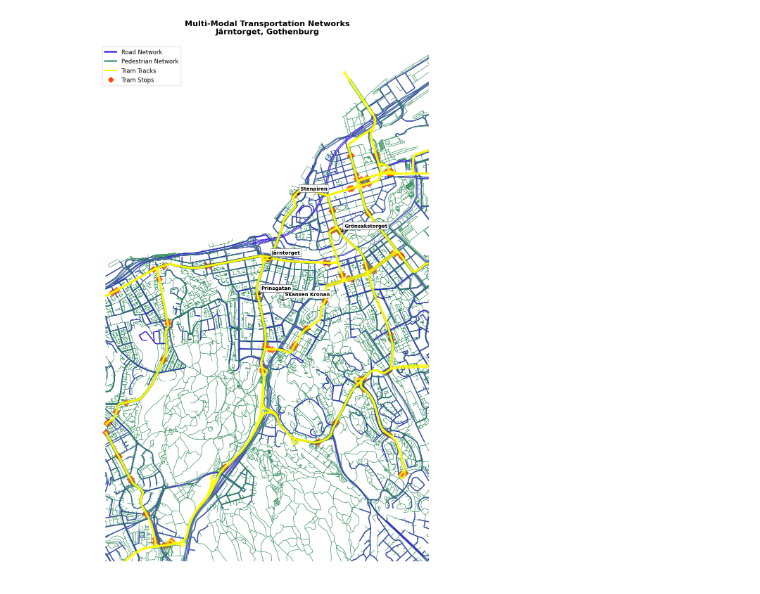
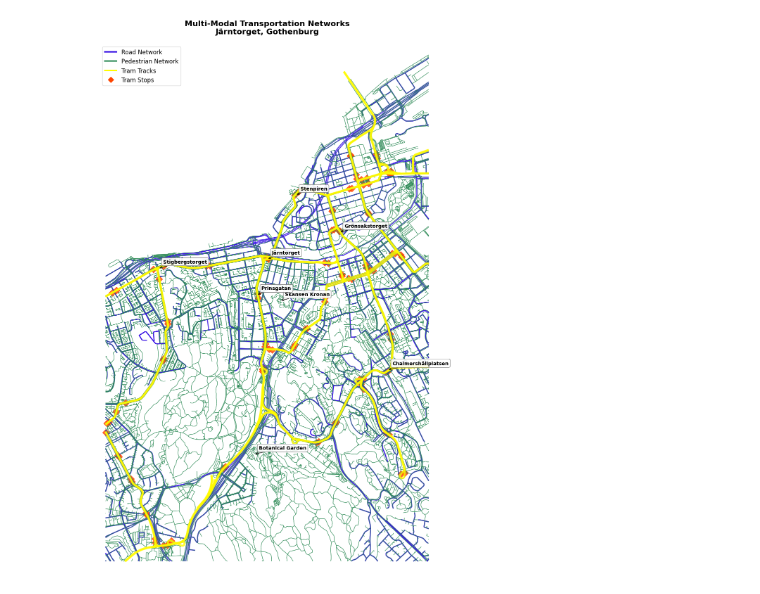
Before and after one commit to Odjej/JMTS, a Jupyter notebook: data/raw/osm/get_osm_data.ipynb, the cells around one changed output. Saved outputs shown, nothing was run; the diff lists cells and outputs as text; code cells hidden in the pictures.

```diff
--- a/data/raw/osm/get_osm_data.ipynb
+++ b/data/raw/osm/get_osm_data.ipynb
@@ -125,7 +125,10 @@ custom_pois = [
     (57.696257, 11.954979, "Skansen Kronan"),
     (57.702356, 11.964901, "Grönsakstorget"),
     (57.696783, 11.951081, "Prinsgatan"),
-    (57.705685, 11.957579, "Stenpiren")
+    (57.705685, 11.957579, "Stenpiren"),
+    (57.699157, 11.934709, "Stigbergstorget"),
+    (57.690092, 11.972913, "Chalmershållplatsen"),
+    (57.682566, 11.950643, "Botanical Garden")
 ]
 
 # Create a professional-looking overlay plot
@@ -208,31 +211,31 @@ if all_geometries:
         # Add a small margin
         margin = 0.001  # ~100 meters
         plot_min_lon = minx - margin
         plot_max_lon = maxx + margin
         plot_min_lat = miny - margin
         plot_max_lat = maxy + margin
 
         # Set the plot limits to the actual data bounds
         ax.set_xlim(plot_min_lon, plot_max_lon)
         ax.set_ylim(plot_min_lat, plot_max_lat)
 
 # Create custom legend
 legend_elements = [
     Line2D([0], [0], color=DRIVE_COLOR, lw=3, label='Road Network'),
     Line2D([0], [0], color=PEDESTRIAN_COLOR, lw=3, label='Pedestrian Network'),
     Line2D([0], [0], color=TRAM_TRACK_COLOR, lw=3, label='Tram Tracks'),
     Line2D([0], [0], color=TRAM_STOP_COLOR, marker='D', lw=0, markersize=8, label='Tram Stops')
 ]
 
 ax.legend(handles=legend_elements, loc='upper left', fontsize=12)
 ax.set_title(f"Multi-Modal Transportation Networks\nJärntorget, Gothenburg",
              fontsize=16, fontweight='bold', pad=20)
 
 # Remove axis and set background
 ax.set_facecolor(BACKGROUND_COLOR)
 ax.set_axis_off()
 
 plt.tight_layout()
 plt.show()
 # %% [output]
-[figure, old version]
+[figure, new version]
```
